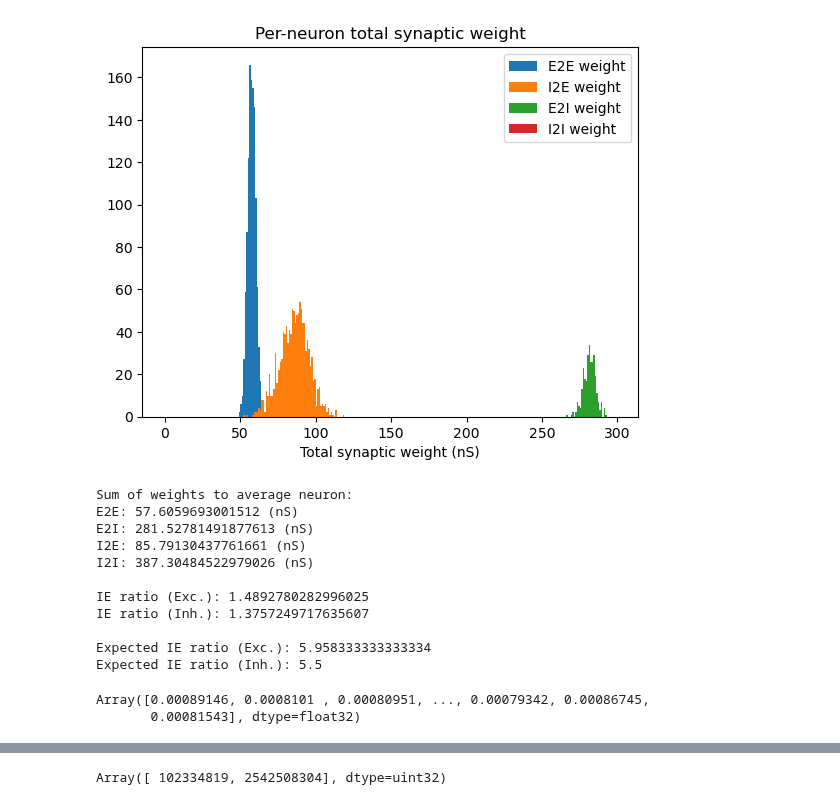
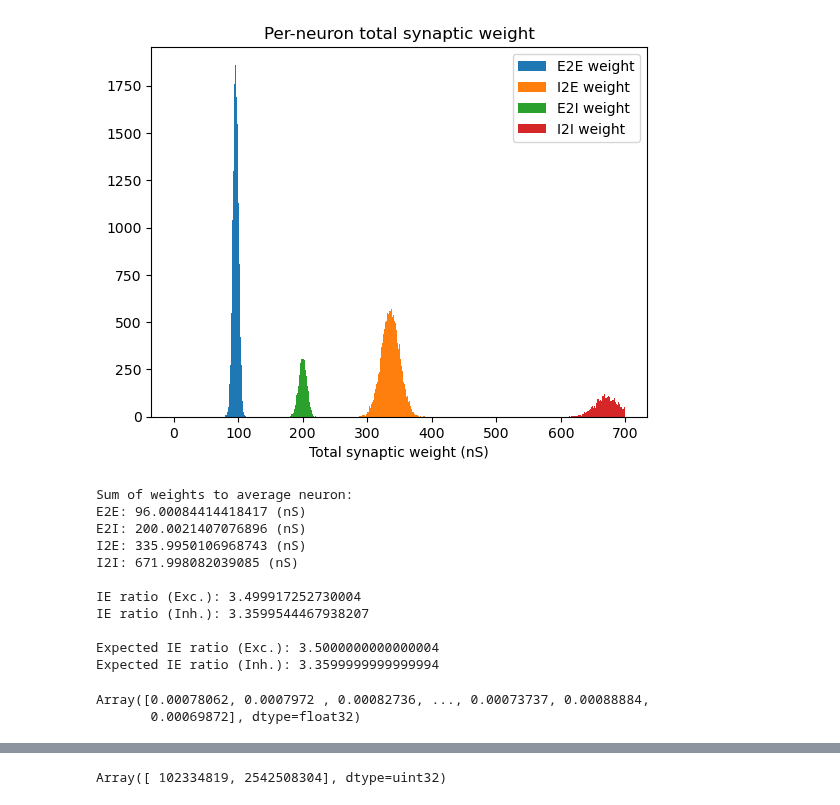
Before and after one commit to brendanjohnharris/WRCircuit.jl, a Jupyter notebook: scripts/plots/dynamics/dewdrop_dynamics.ipynb, the cells around one changed output, grey strips where cells are left out. Drawn from its saved outputs; the diff is of its cells as text; code cells hidden in the pictures.

```diff
--- a/scripts/plots/dynamics/dewdrop_dynamics.ipynb
+++ b/scripts/plots/dynamics/dewdrop_dynamics.ipynb
@@ -30,19 +30,12 @@ import src
 # %%
 # bp.math.set_dt(0.05) # Check sims look similar with smaller timestep
 
-# Parameterizing by mass means the balance condition is independent of sigma
-# zeta_e = (delta*omega_ie)/(gamma*omega_ee)
-# zeta_i = (delta*omega_ii)/(gamma*omega_ei)
-
-# * If delta == gamma (population size exactly balanced by synaptic weight), zeta balance
-#   reduces to omega_ie == omega_ee and omega_ii == omega_ei
-
-dx = 0.75 #0.75 # mm
-rho = 30000. # 5000
-kernel = src.distances.GaussianKernel
+dx = 1.0 #0.75 # mm
+rho = 20000. # 5000
+kernel = src.distances.ExponentialKernel
 J_e = 0.0008 # Microsiemens
-delta = 5.5 # 2.9
-nu = 8.
+delta = 3.0 # 2.9
+nu = 6.5
 n_ext = 100
 
 sigma_ee = 0.075
@@ -50,12 +43,10 @@ sigma_ei = 0.1
 sigma_ie = 0.2
 sigma_ii = 0.2
 
-
-# * The effect of these depends on the density... but why
-K_ee = 72
-K_ie = 78
-K_ei = 88
-K_ii = 88
+K_ee = 120
+K_ie = 140
+K_ei = 250
+K_ii = 280
 # %%
 from src.models.Dewdrop import Dewdrop
 from functools import partial
@@ -214,7 +198,7 @@ bin_w_E2E = np.bincount(E2E[1], weights=w_E2E, minlength=Ne)
 bin_w_I2E = np.bincount(I2E[1], weights=w_I2E, minlength=Ne)
 bin_w_E2I = np.bincount(E2I[1], weights=w_E2I, minlength=Ni)
 bin_w_I2I = np.bincount(I2I[1], weights=w_I2I, minlength=Ni)
-bins = np.arange(0, 300, 1)
+bins = np.arange(0, 700, 1)
 plt.hist(bin_w_E2E*1000, bins=bins, label="E2E weight")
 plt.hist(bin_w_I2E*1000, bins=bins, label="I2E weight")
 plt.hist(bin_w_E2I*1000, bins=bins, label="E2I weight")
@@ -224,47 +208,47 @@ plt.title("Per-neuron total synaptic weight")
 plt.xlabel("Total synaptic weight (nS)")
 plt.show()
 
 # plt.scatter(bin_w_E2E, bin_w_I2E)
 # plt.show()
 
 # plt.hist(bin_w_E2E/bin_w_I2E, bins=50)
 # plt.show()
 
 # * Print sum of weights in table
 print("Sum of weights to average neuron:")
 print("E2E:", np.mean(bin_w_E2E)*1000, "(nS)") # Should be approx 2100
 print("E2I:", np.mean(bin_w_E2I)*1000, "(nS)") # approx 3800
 print("I2E:", np.mean(bin_w_I2E)*1000, "(nS)") # 5800
 print("I2I:", np.mean(bin_w_I2I)*1000, "(nS)") # 8100
 
 # * Calculate an IE ratio for each population defined as the ratio of average total incoming
 #   inhibitory synaptic strength to average total incoming excitatory synaptic strength for
 #   a specific neuron type
 print("")
 IE_e, IE_i = FNSnet.calculate_zeta()
 print("IE ratio (Exc.):", IE_e)
 print("IE ratio (Inh.):", IE_i)
 
 print("")
 IE_e_hat, IE_i_hat = FNSnet.expected_zeta()
 print("Expected IE ratio (Exc.):", IE_e_hat)
 print("Expected IE ratio (Inh.):", IE_i_hat)
 w_E2E
 # %% [output]
-[figure, old version]
+[figure, new version]
 Sum of weights to average neuron:
-E2E: 57.6059693001512 (nS)
-E2I: 281.52781491877613 (nS)
-I2E: 85.79130437761661 (nS)
-I2I: 387.30484522979026 (nS)
+E2E: 96.00084414418417 (nS)
+E2I: 200.0021407076896 (nS)
+I2E: 335.9950106968743 (nS)
+I2I: 671.998082039085 (nS)
 
-IE ratio (Exc.): 1.4892780282996025
-IE ratio (Inh.): 1.3757249717635607
+IE ratio (Exc.): 3.499917252730004
+IE ratio (Inh.): 3.3599544467938207
 
-Expected IE ratio (Exc.): 5.958333333333334
-Expected IE ratio (Inh.): 5.5
+Expected IE ratio (Exc.): 3.5000000000000004
+Expected IE ratio (Inh.): 3.3599999999999994
-Array([0.00089146, 0.0008101 , 0.00080951, ..., 0.00079342, 0.00086745,
-       0.00081543], dtype=float32)
+Array([0.00078062, 0.0007972 , 0.00082736, ..., 0.00073737, 0.00088884,
+       0.00069872], dtype=float32)
 # %%
 # * As previous cell, but for external pop
 ext2E = bp.connect.csr2coo((FNSnet.ext2E.proj.comm.indices, FNSnet.ext2E.proj.comm.indptr))
```
Also changed, not shown: parts of 10 cells of this notebook, 5 other files.
